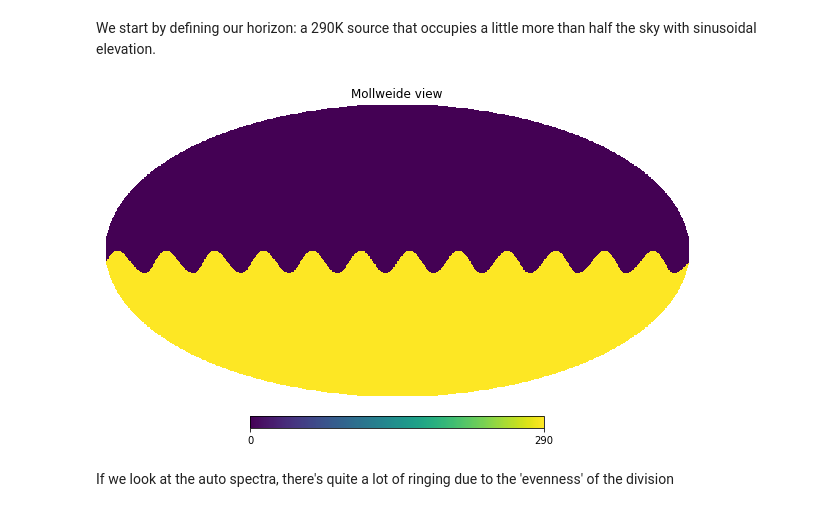
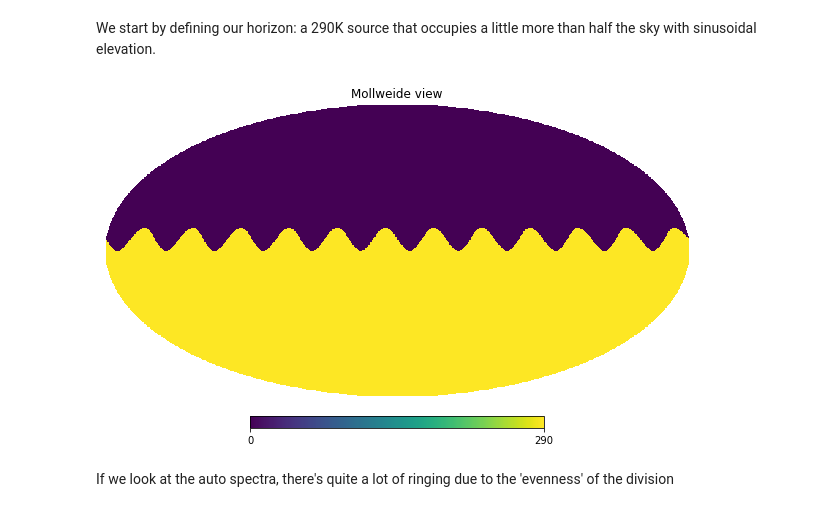
Before and after one commit to AdriJD/beamconv, a Jupyter notebook: notebooks/ground_ssn_scan.ipynb, the cells around one changed output. Cells and saved outputs as stored; diff of their text form; code cells hidden in the pictures.

```diff
--- a/notebooks/ground_ssn_scan.ipynb
+++ b/notebooks/ground_ssn_scan.ipynb
@@ -13,16 +13,16 @@ We start by defining our horizon: a 290K source that occupies a little more than
 # %%
 nside = 512
 lmax = 700
 pixels = np.arange(hp.nside2npix(nside))#all pixels of the healpix map
 theta, phi = hp.pix2ang(nside, pixels)#all pixel coordinates
 
 ground = np.zeros(hp.nside2npix(nside))
-ground[theta>(np.pi/2+.1*(np.sin(12*phi)+1))]=290.#horizon condition
+ground[theta>(np.pi/2-.1*(np.sin(12*phi)+1))]=290.#horizon condition
 alm = hp.map2alm([ground, np.zeros(hp.nside2npix(nside)), np.zeros(hp.nside2npix(nside))],
                                 lmax = lmax)
 hp.mollview(ground)
 # %% [output]
-[figure, old version]
+[figure, new version]
 # %% [markdown]
 If we look at the auto spectra, there's quite a lot of ringing due to the 'evenness' of the division
 # %%
```
Also changed, not shown: parts of 7 cells of this notebook.
